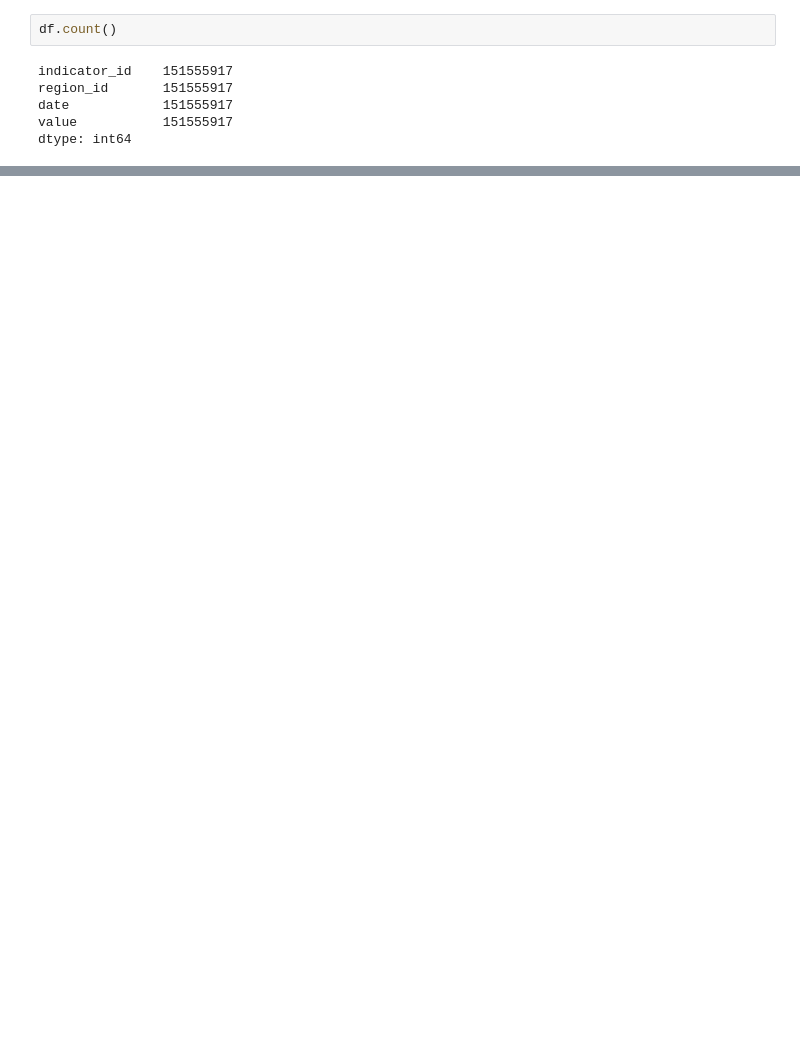
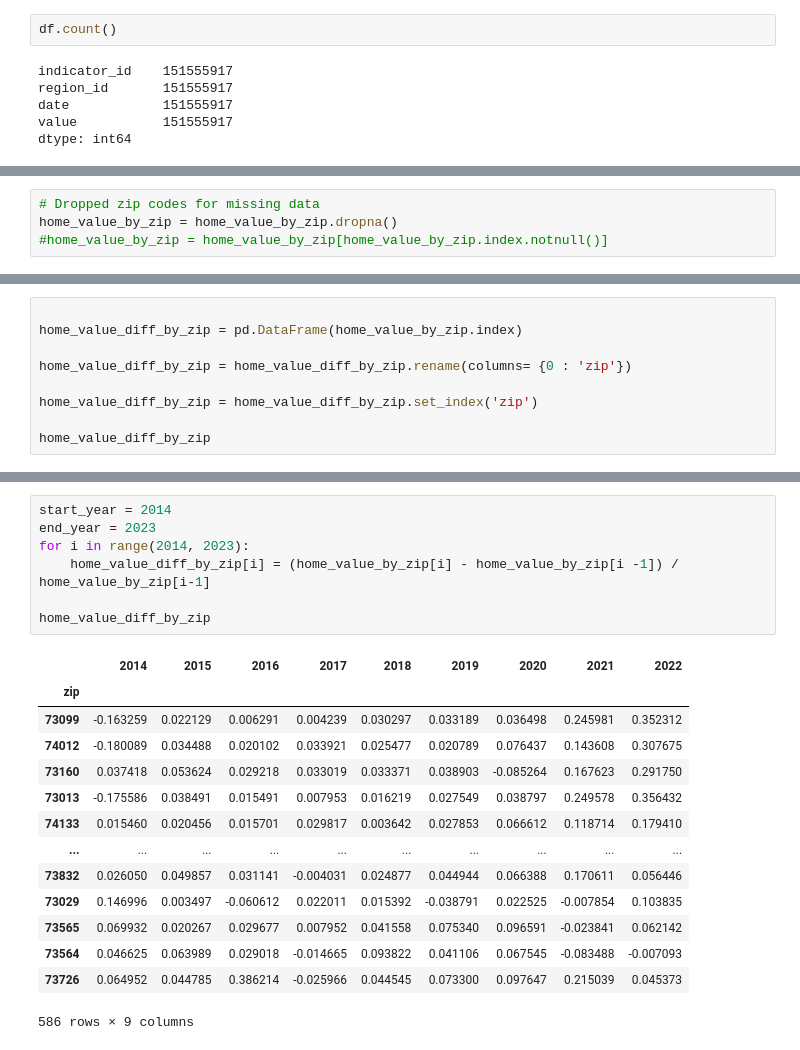
Before and after one commit to ramkumarpj/project-one, a Jupyter notebook: code/Project 1.ipynb, the cells around one changed output, grey strips where cells are left out. Cells and saved outputs as stored; diff of their text form; blank space fills up the shorter version.

```diff
--- a/code/Project 1.ipynb
+++ b/code/Project 1.ipynb
@@ -371,0 +552,4 @@ home_value_by_zip
+# %%
+# Dropped zip codes for missing data
+home_value_by_zip = home_value_by_zip.dropna()
+#home_value_by_zip = home_value_by_zip[home_value_by_zip.index.notnull()]
@@ -371,0 +583,9 @@ home_value_by_zip
+# %%
+
+home_value_diff_by_zip = pd.DataFrame(home_value_by_zip.index)
+
+home_value_diff_by_zip = home_value_diff_by_zip.rename(columns= {0 : 'zip'})
+
+home_value_diff_by_zip = home_value_diff_by_zip.set_index('zip')
+
+home_value_diff_by_zip
@@ -371,0 +607,22 @@ home_value_by_zip
+# %%
+start_year = 2014
+end_year = 2023
+for i in range(2014, 2023):
+    home_value_diff_by_zip[i] = (home_value_by_zip[i] - home_value_by_zip[i -1]) / home_value_by_zip[i-1]
+
+home_value_diff_by_zip
+# %% [output]
+|  | 2014 | 2015 | 2016 | 2017 | 2018 | 2019 | 2020 | 2021 | 2022 |
+| zip |  |  |  |  |  |  |  |  |  |
+| 73099 | -0.163259 | 0.022129 | 0.006291 | 0.004239 | 0.030297 | 0.033189 | 0.036498 | 0.245981 | 0.352312 |
+| 74012 | -0.180089 | 0.034488 | 0.020102 | 0.033921 | 0.025477 | 0.020789 | 0.076437 | 0.143608 | 0.307675 |
+| 73160 | 0.037418 | 0.053624 | 0.029218 | 0.033019 | 0.033371 | 0.038903 | -0.085264 | 0.167623 | 0.291750 |
+| 73013 | -0.175586 | 0.038491 | 0.015491 | 0.007953 | 0.016219 | 0.027549 | 0.038797 | 0.249578 | 0.356432 |
+| 74133 | 0.015460 | 0.020456 | 0.015701 | 0.029817 | 0.003642 | 0.027853 | 0.066612 | 0.118714 | 0.179410 |
+| ... | ... | ... | ... | ... | ... | ... | ... | ... | ... |
+| 73832 | 0.026050 | 0.049857 | 0.031141 | -0.004031 | 0.024877 | 0.044944 | 0.066388 | 0.170611 | 0.056446 |
+| 73029 | 0.146996 | 0.003497 | -0.060612 | 0.022011 | 0.015392 | -0.038791 | 0.022525 | -0.007854 | 0.103835 |
+| 73565 | 0.069932 | 0.020267 | 0.029677 | 0.007952 | 0.041558 | 0.075340 | 0.096591 | -0.023841 | 0.062142 |
+| 73564 | 0.046625 | 0.063989 | 0.029018 | -0.014665 | 0.093822 | 0.041106 | 0.067545 | -0.083488 | -0.007093 |
+| 73726 | 0.064952 | 0.044785 | 0.386214 | -0.025966 | 0.044545 | 0.073300 | 0.097647 | 0.215039 | 0.045373 |
+586 rows × 9 columns
```
Also changed, not shown: parts of 50 cells of this notebook.
